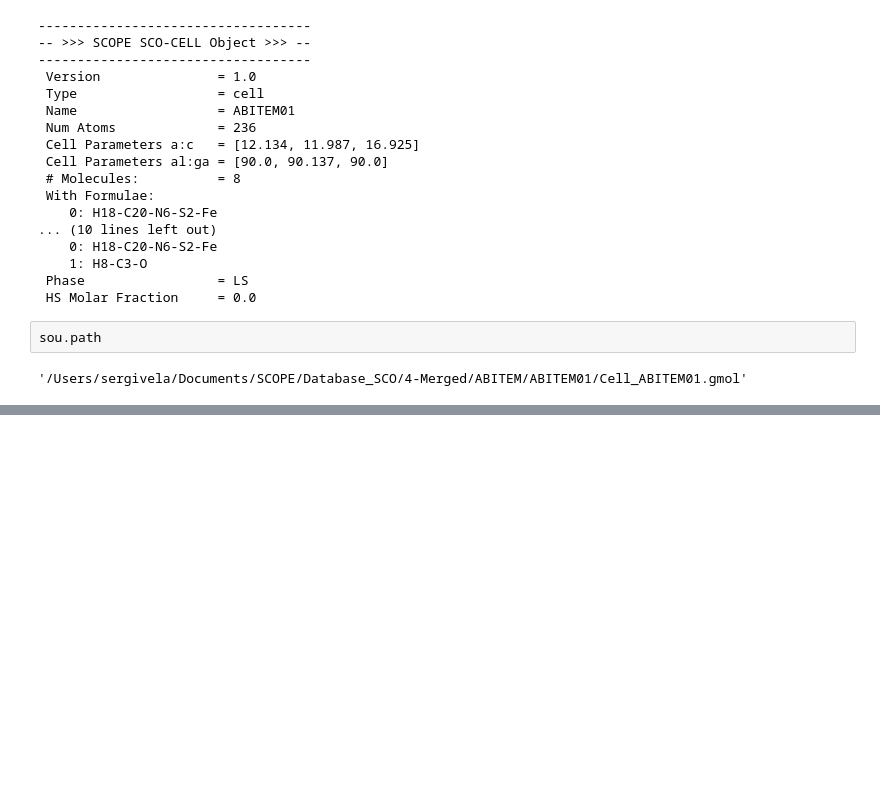
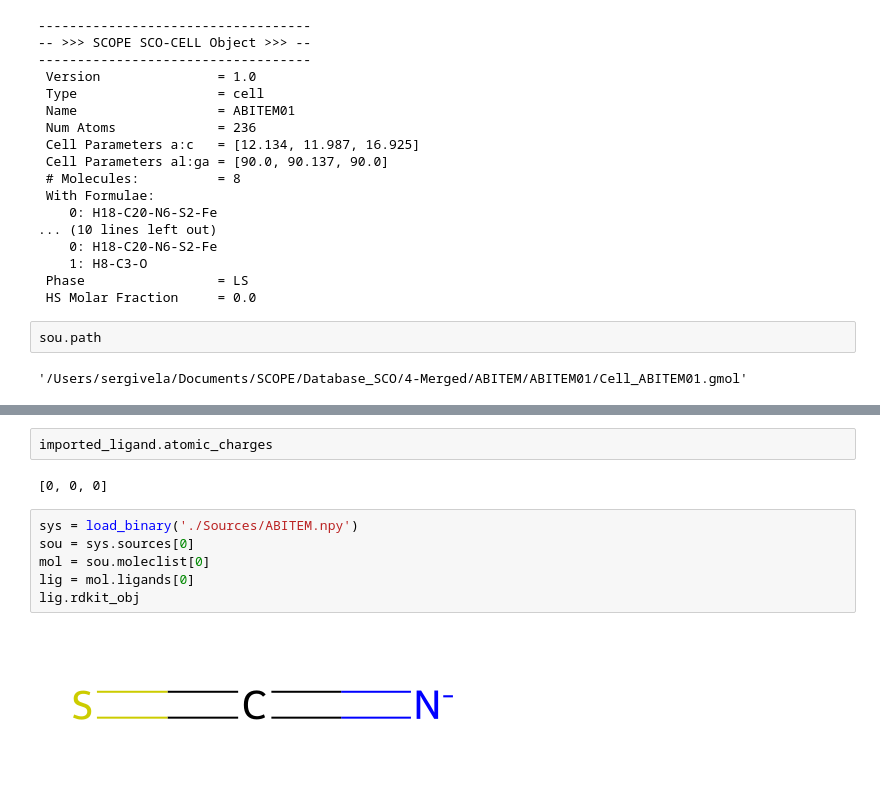
Before and after one commit to QTC-IQAC/Scope, a Jupyter notebook: tutorials/tests_during_tutorials.ipynb, the cells around one changed output, grey strips where cells are left out. Drawn from its saved outputs; the diff is of its cells as text; blank space fills up the shorter version.

```diff
--- a/tutorials/tests_during_tutorials.ipynb
+++ b/tutorials/tests_during_tutorials.ipynb
@@ -57,0 +179,12 @@ old_cell = load_binary('/Users/sergivela/Documents/SCOPE/Database_SCO/4-Merged/A
+# %%
+imported_ligand.atomic_charges
+# %% [output]
+[0, 0, 0]
+# %%
+sys = load_binary('./Sources/ABITEM.npy')
+sou = sys.sources[0]
+mol = sou.moleclist[0]
+lig = mol.ligands[0]
+lig.rdkit_obj
+# %% [output]
+[figure, added]
```
Also changed, not shown: parts of 22 cells of this notebook, 5 other files.
